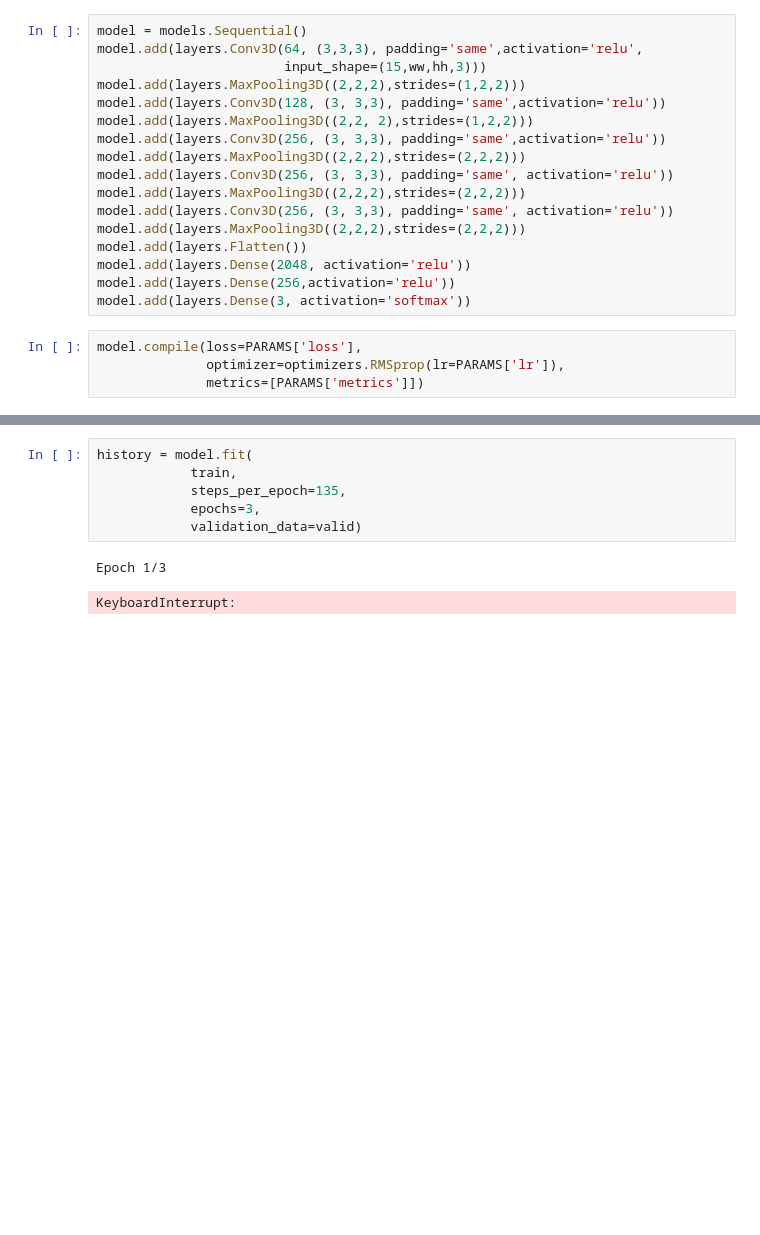
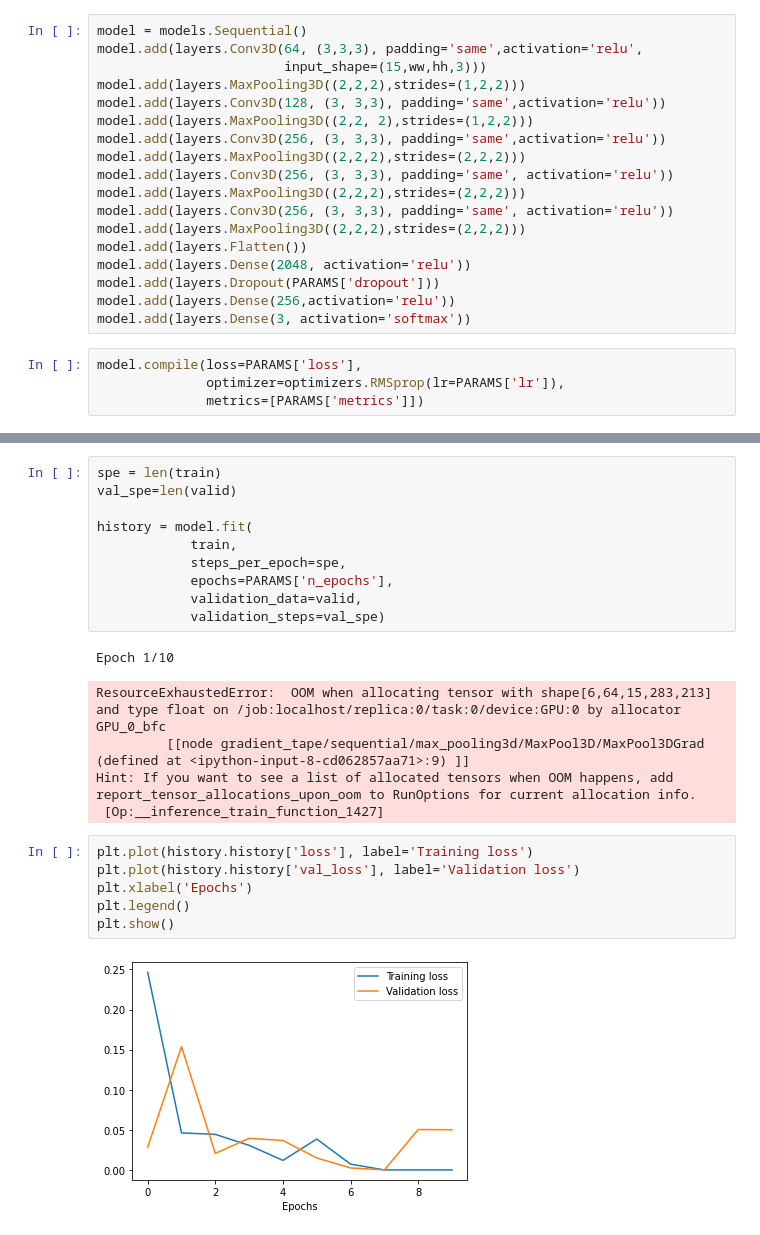
Before and after one commit to emmarant/mosAIc.gr, a Jupyter notebook: 3DCNN/mosaicgr_3DCNN_2.ipynb, the cells around one changed output, grey strips where cells are left out. Drawn from its saved outputs; the diff is of its cells as text; blank space fills up the shorter version.

```diff
--- a/3DCNN/mosaicgr_3DCNN_2.ipynb
+++ b/3DCNN/mosaicgr_3DCNN_2.ipynb
@@ -128,6 +153,7 @@ model.add(layers.Conv3D(256, (3, 3,3), padding='same', activation='relu'))
 model.add(layers.MaxPooling3D((2,2,2),strides=(2,2,2)))
 model.add(layers.Flatten())
 model.add(layers.Dense(2048, activation='relu'))
+model.add(layers.Dropout(PARAMS['dropout']))
 model.add(layers.Dense(256,activation='relu'))
 model.add(layers.Dense(3, activation='softmax'))
 # %%
@@ -155,11 +181,26 @@ Trainable params: 30,344,195
 Non-trainable params: 0
 _________________________________________________________________
 # %%
+spe = len(train)
+val_spe=len(valid)
+
 history = model.fit(
             train,
-            steps_per_epoch=135,
-            epochs=3,
-            validation_data=valid)
+            steps_per_epoch=spe,
+            epochs=PARAMS['n_epochs'],
+            validation_data=valid,
+            validation_steps=val_spe)
 # %% [output]
-Epoch 1/3
+Epoch 1/10
-KeyboardInterrupt:
+ResourceExhaustedError:  OOM when allocating tensor with shape[6,64,15,283,213] and type float on /job:localhost/replica:0/task:0/device:GPU:0 by allocator GPU_0_bfc
+         [[node gradient_tape/sequential/max_pooling3d/MaxPool3D/MaxPool3DGrad (defined at <ipython-input-8-cd062857aa71>:9) ]]
+Hint: If you want to see a list of allocated tensors when OOM happens, add report_tensor_allocations_upon_oom to RunOptions for current allocation info.
+ [Op:__inference_train_function_1427]
+# %%
+plt.plot(history.history['loss'], label='Training loss')
+plt.plot(history.history['val_loss'], label='Validation loss')
+plt.xlabel('Epochs')
+plt.legend()
+plt.show()
+# %% [output]
+[figure, added]
```
Also changed, not shown: parts of 13 cells of this notebook.
